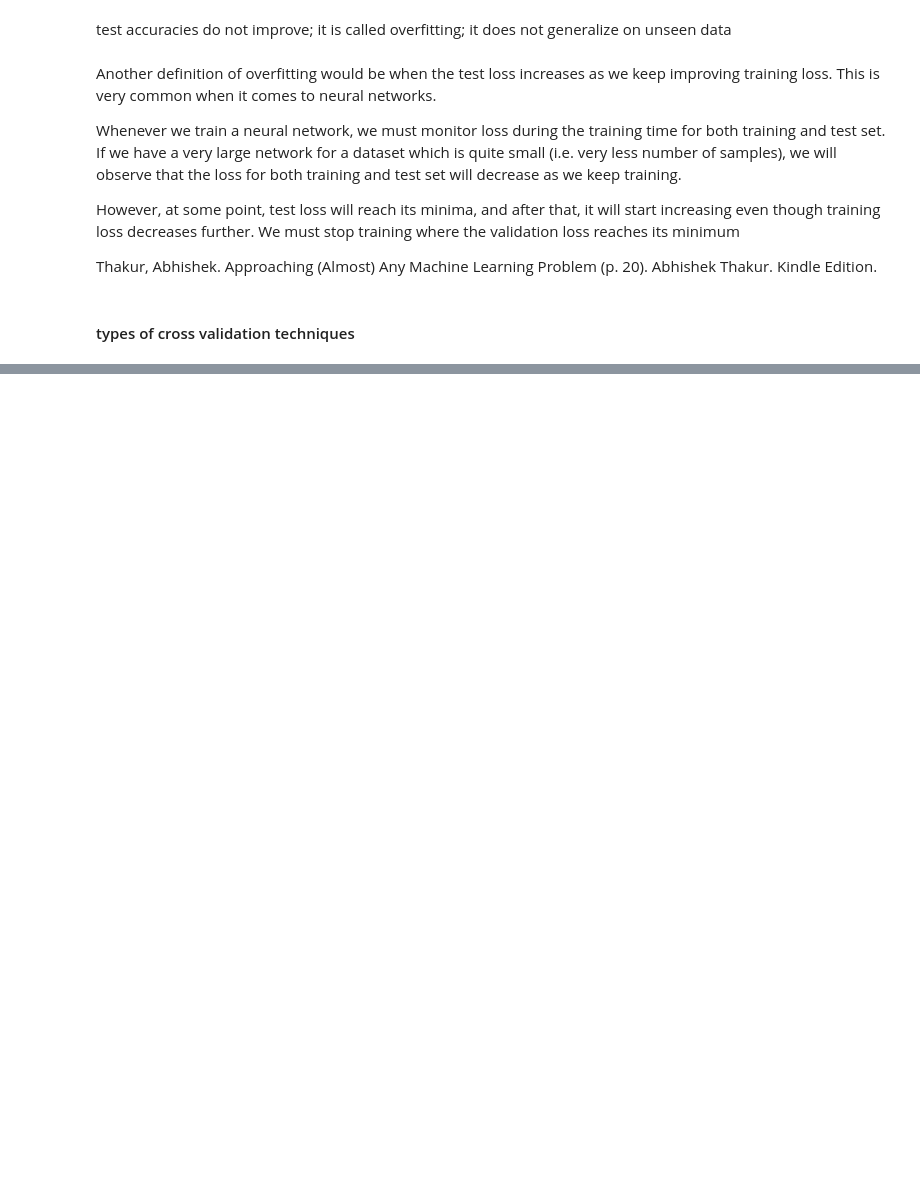
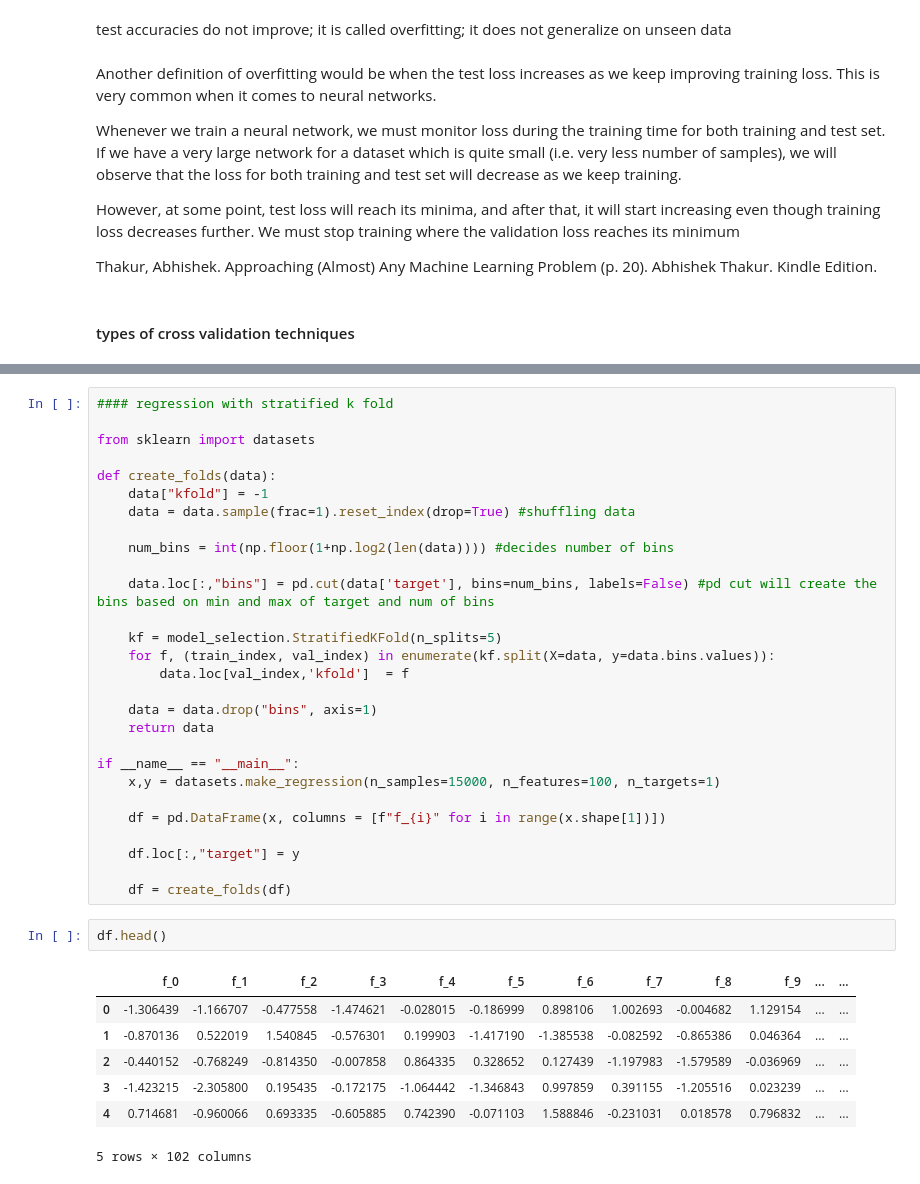
Before and after one commit to Anniewang514/approaching-any-machine-learning-problem, a Jupyter notebook: cross validation.ipynb, the cells around one changed output, grey strips where cells are left out. Saved outputs shown, nothing was run; the diff lists cells and outputs as text; blank space fills up the shorter version.

```diff
--- a/cross validation.ipynb
+++ b/cross validation.ipynb
@@ -148,0 +215,38 @@ if __name__=="__main__":
+# %%
+#### regression with stratified k fold
+
+from sklearn import datasets
+
+def create_folds(data):
+    data["kfold"] = -1
+    data = data.sample(frac=1).reset_index(drop=True) #shuffling data
+
+    num_bins = int(np.floor(1+np.log2(len(data)))) #decides number of bins
+
+    data.loc[:,"bins"] = pd.cut(data['target'], bins=num_bins, labels=False) #pd cut will create the bins based on min and max of target and num of bins
+
+    kf = model_selection.StratifiedKFold(n_splits=5)
+    for f, (train_index, val_index) in enumerate(kf.split(X=data, y=data.bins.values)):
+        data.loc[val_index,'kfold']  = f
+
+    data = data.drop("bins", axis=1)
+    return data
+
+if __name__ == "__main__":
+    x,y = datasets.make_regression(n_samples=15000, n_features=100, n_targets=1)
+
+    df = pd.DataFrame(x, columns = [f"f_{i}" for i in range(x.shape[1])])
+
+    df.loc[:,"target"] = y
+
+    df = create_folds(df)
+# %%
+df.head()
+# %% [output]
+|  | f_0 | f_1 | f_2 | f_3 | f_4 | f_5 | f_6 | f_7 | f_8 | f_9 | ... | ... |
+| 0 | -1.306439 | -1.166707 | -0.477558 | -1.474621 | -0.028015 | -0.186999 | 0.898106 | 1.002693 | -0.004682 | 1.129154 | ... | ... |
+| 1 | -0.870136 | 0.522019 | 1.540845 | -0.576301 | 0.199903 | -1.417190 | -1.385538 | -0.082592 | -0.865386 | 0.046364 | ... | ... |
+| 2 | -0.440152 | -0.768249 | -0.814350 | -0.007858 | 0.864335 | 0.328652 | 0.127439 | -1.197983 | -1.579589 | -0.036969 | ... | ... |
+| 3 | -1.423215 | -2.305800 | 0.195435 | -0.172175 | -1.064442 | -1.346843 | 0.997859 | 0.391155 | -1.205516 | 0.023239 | ... | ... |
+| 4 | 0.714681 | -0.960066 | 0.693335 | -0.605885 | 0.742390 | -0.071103 | 1.588846 | -0.231031 | 0.018578 | 0.796832 | ... | ... |
+5 rows × 102 columns
```
Also changed, not shown: parts of 16 cells of this notebook, 2 other files.
